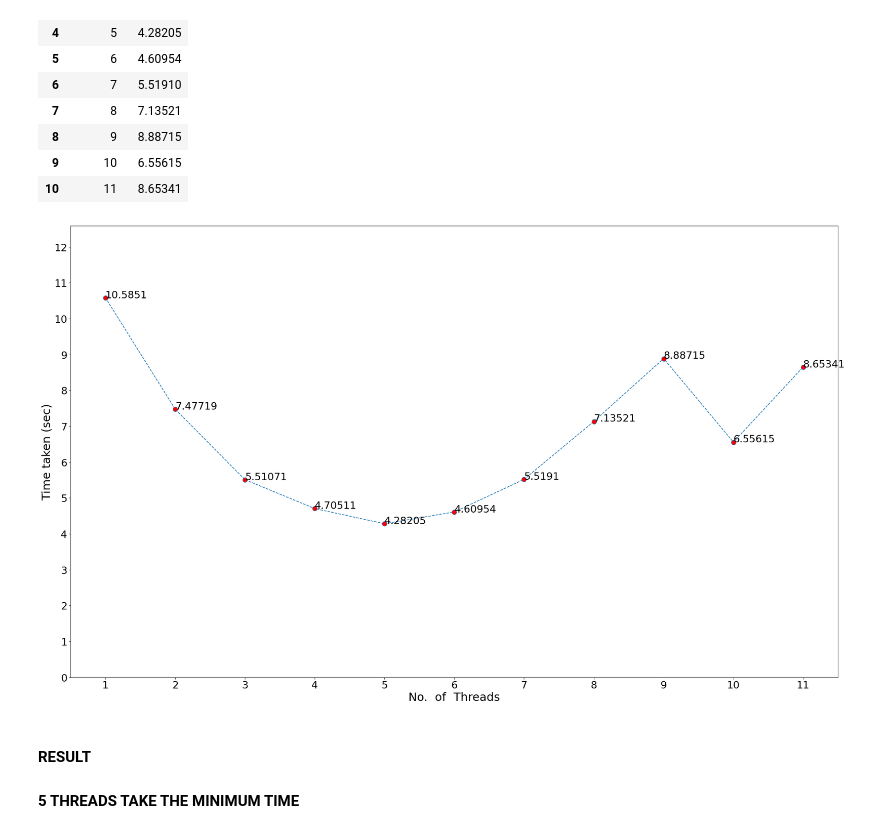
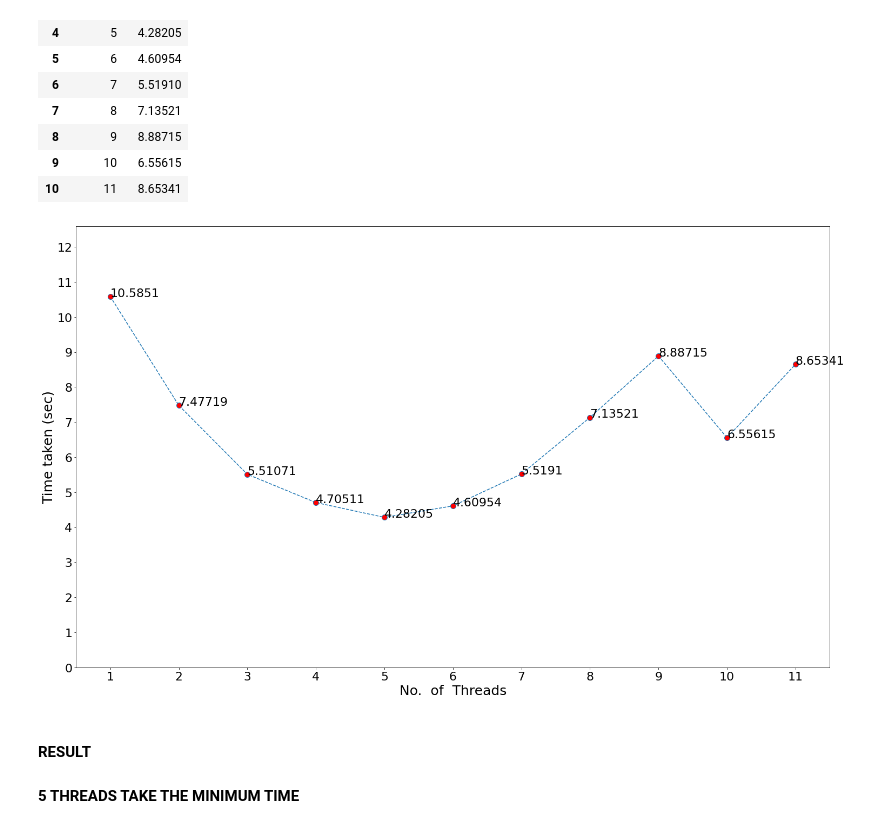
Before and after one commit to ShubhamS-30/Multithreading, a Jupyter notebook: analysis.ipynb, the cells around one changed output. Cells and saved outputs as stored; diff of their text form; code cells hidden in the pictures.

```diff
--- a/analysis.ipynb
+++ b/analysis.ipynb
@@ -22,13 +22,11 @@ df
 | 10 | 11 | 210.2702 |
 # %%
 plt.rcParams["figure.figsize"] = [25, 15]
-plt.rcParams["figure.autolayout"] = True
 plt.rcParams.update({'font.size': 22})
 
 x = df['Threads']
 y = df['Python']
 
-plt.plot(x, y, 'r*')
 plt.xlabel('No.  of  Threads', fontsize=25)
 plt.ylabel('Time taken (sec)', fontsize=25)
 
@@ -69,13 +67,11 @@ df_copy_images_py
 | 10 | 11 | 40.4354 |
 # %%
 plt.rcParams["figure.figsize"] = [25, 15]
-plt.rcParams["figure.autolayout"] = True
 plt.rcParams.update({'font.size': 22})
 
 x = df_copy_images_py['Threads']
 y = df_copy_images_py['Time']
 
-plt.plot(x, y, 'r*')
 plt.xlabel('No.  of  Threads', fontsize=25)
 plt.ylabel('Time taken (sec)', fontsize=25)
 
@@ -112,28 +108,26 @@ df_copy_images_cpp
 | 10 | 11 | 8.65341 |
 # %%
 plt.rcParams["figure.figsize"] = [25, 15]
-plt.rcParams["figure.autolayout"] = True
 plt.rcParams.update({'font.size': 22})
 
 x = df_copy_images_cpp['Threads']
 y = df_copy_images_cpp['Time']
 
-plt.plot(x, y, 'r*')
 plt.xlabel('No.  of  Threads', fontsize=25)
 plt.ylabel('Time taken (sec)', fontsize=25)
 
 for i, j in zip(x, y):
     plt.annotate(str(j), xy=(i, j))
 
 plt.xticks(np.arange(min(x), max(x)+1, 1))
 plt.yticks(np.arange(0, max(y)+2, 1))
 plt.plot(x, y, linestyle='dashed', marker='o',
          markerfacecolor='red', markersize=10)
 
 plt.ylim([0, max(y)+2])
 plt.show()
 # %% [output]
-[figure, old version]
+[figure, new version]
 # %% [markdown]
 #### RESULT ####
 
```
Also changed, not shown: parts of 3 cells of this notebook, 3 other files.
